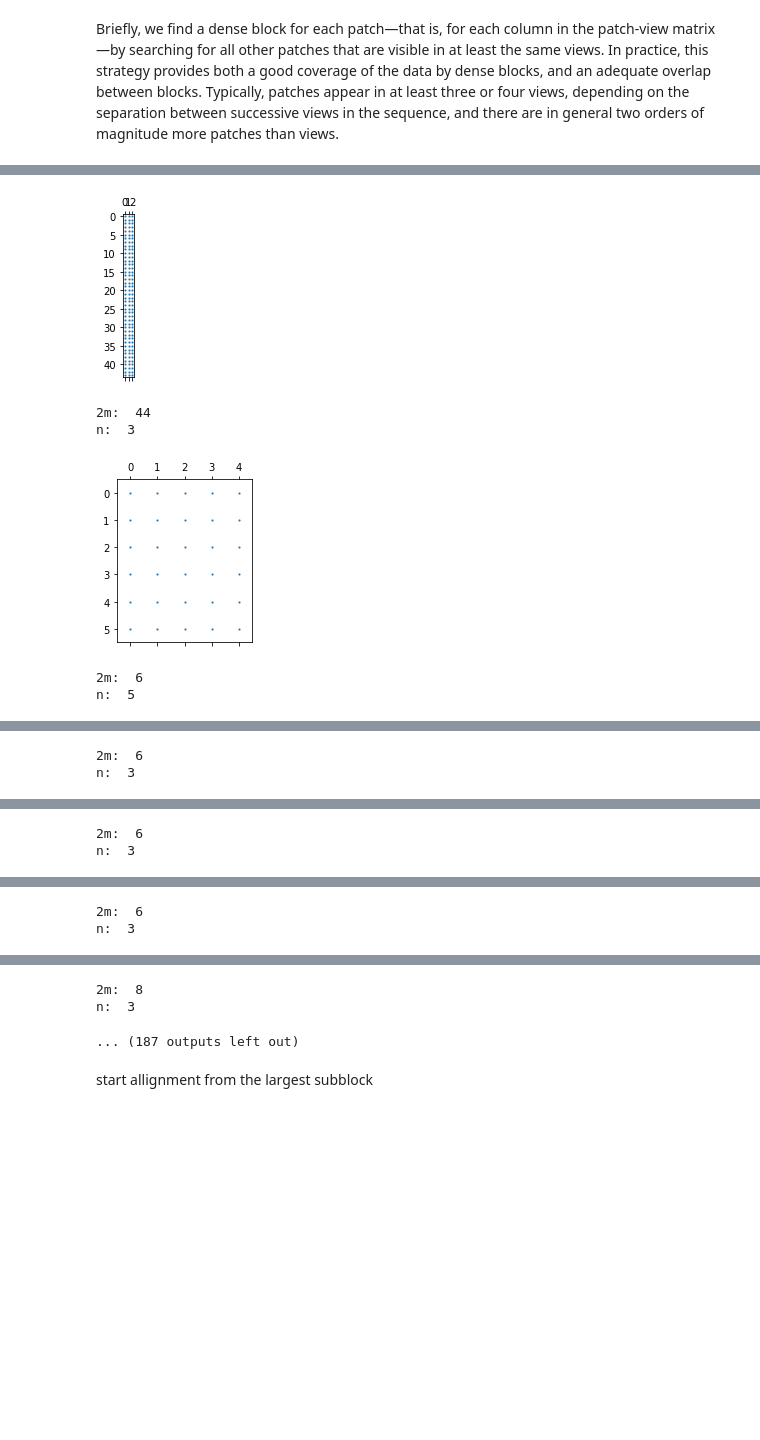
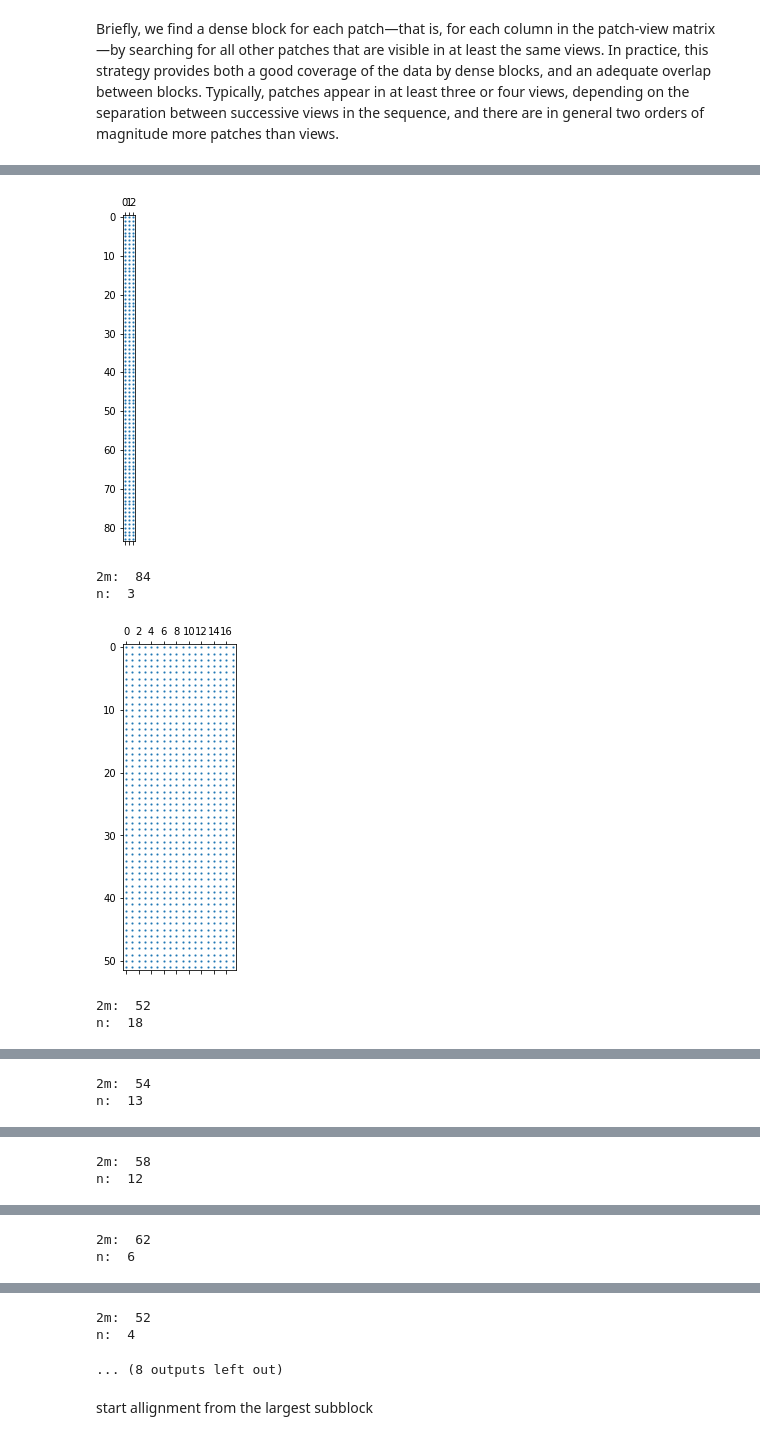
Before and after one commit to OlegBEZb/CV2_UVA_assignments, a Jupyter notebook: assignment2/src/detailed_experiments.ipynb, the cells around one changed output, grey strips where cells are left out. Saved outputs shown, nothing was run; the diff lists cells and outputs as text; code cells hidden in the pictures; blank space fills up the shorter version.

```diff
--- a/assignment2/src/detailed_experiments.ipynb
+++ b/assignment2/src/detailed_experiments.ipynb
@@ -377,3 +330,7 @@ plt.spy(PVM, precision=-sparse_fill_value, markersize = 1);
 PVM.shape
 # %% [output]
 (98, 2998)
+# %%
+def calc_sparsity(matrix, sparse_value=0):
+    shape = matrix.shape
+    return np.sum(matrix == sparse_value) / (shape[0] * shape[1])
@@ -383,0 +383,7 @@ PVM.shape
+# %%
+column_pureness = 0.5
+cols_to_keep = []
+for i in range(PVM.shape[1]):
+    if np.sum(PVM[:, i] == sparse_fill_value) < PVM.shape[0]*0.5:
+        cols_to_keep.append(i)
+PVM.shape, len(cols_to_keep)
@@ -383,0 +392,3 @@ PVM.shape
+# %%
+PVM_dense_cols = PVM[:, cols_to_keep]
+PVM_dense_cols.shape
@@ -725,0 +678,9 @@ dense_blocks_list
+# %%
+from sfm import extract_dense_blocks
+min_number_of_patches = 3
+min_number_of_images = 3
+
+
+dense_blocks_list = extract_dense_blocks(PVM_dense_cols, min_number_of_images=min_number_of_images,
+                                         min_number_of_patches=min_number_of_patches,
+                                         sparse_fill_value=sparse_fill_value)
@@ -726,20 +705,18 @@ dense_blocks_list
 # %%
-from tqdm.notebook import tqdm
-
 s_list = []
 for dense_block in tqdm(dense_blocks_list, total=len(dense_blocks_list)):
     y1, y2, x1, x2 = dense_block
 
-    plt.figure(figsize=(6, 3))
-    plt.spy(PVM[y1: y2, x1: x2], precision=1e-4, markersize=1)
+    plt.figure(figsize=(6, 6))
+    plt.spy(PVM_dense_cols[y1: y2, x1: x2], precision=1e-4, markersize=1)
     plt.show()
 
     S = factorize_and_stitch(PVM[y1: y2, x1: x2])
     s_list.append(S)
 # %% [output]
-[figure, old version]
+[figure, new version]
-2m:  44
+2m:  84
 n:  3
-[figure, old version]
+[figure, new version]
-2m:  6
-n:  5
+2m:  52
+n:  18
@@ -747,2 +724,2 @@ n:  5
-2m:  6
-n:  3
+2m:  54
+n:  13
@@ -750,2 +727,2 @@ n:  3
-2m:  6
-n:  3
+2m:  58
+n:  12
@@ -753,2 +730,2 @@ n:  3
-2m:  6
-n:  3
+2m:  62
+n:  6
@@ -756,6 +733,6 @@ n:  3
-2m:  8
-n:  3
+2m:  52
+n:  4
-... (187 outputs left out)
+... (8 outputs left out)
 # %% [markdown]
 start allignment from the largest subblock
 # %% [markdown]
```
Also changed, not shown: parts of 32 cells of this notebook, 3 other files.
